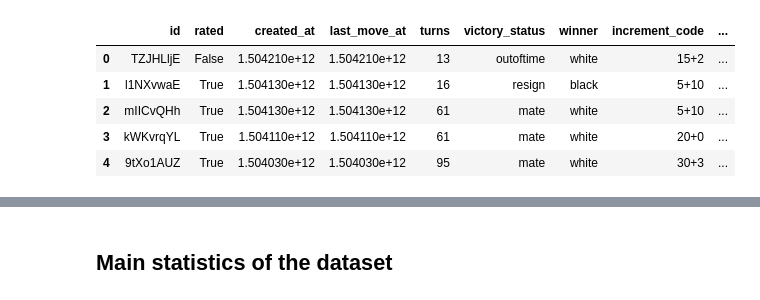
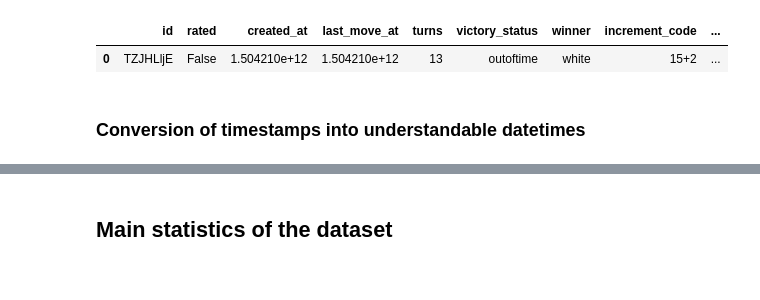
Before and after one commit to com-480-data-visualization/Team-GB, a Jupyter notebook: Milestone1.ipynb, the cells around one changed output, grey strips where cells are left out. Saved outputs shown, nothing was run; the diff lists cells and outputs as text; code cells hidden in the pictures.

```diff
--- a/Milestone1.ipynb
+++ b/Milestone1.ipynb
@@ -5,14 +5,12 @@ import seaborn as sns
 import numpy as np
 # %%
 df = pd.read_csv("data/games.csv")
-df.head()
+df.head(1)
 # %% [output]
 |  | id | rated | created_at | last_move_at | turns | victory_status | winner | increment_code | ... |
 | 0 | TZJHLljE | False | 1.504210e+12 | 1.504210e+12 | 13 | outoftime | white | 15+2 | ... |
-| 1 | l1NXvwaE | True | 1.504130e+12 | 1.504130e+12 | 16 | resign | black | 5+10 | ... |
-| 2 | mIICvQHh | True | 1.504130e+12 | 1.504130e+12 | 61 | mate | white | 5+10 | ... |
-| 3 | kWKvrqYL | True | 1.504110e+12 | 1.504110e+12 | 61 | mate | white | 20+0 | ... |
-| 4 | 9tXo1AUZ | True | 1.504030e+12 | 1.504030e+12 | 95 | mate | white | 30+3 | ... |
+# %% [markdown]
+### Conversion of timestamps into understandable datetimes
 # %%
 df['created_at'] = pd.to_datetime(df['created_at'], unit='ms')
 df['last_move_at'] = pd.to_datetime(df['last_move_at'], unit='ms')
```
Also changed, not shown: parts of 11 cells of this notebook.
